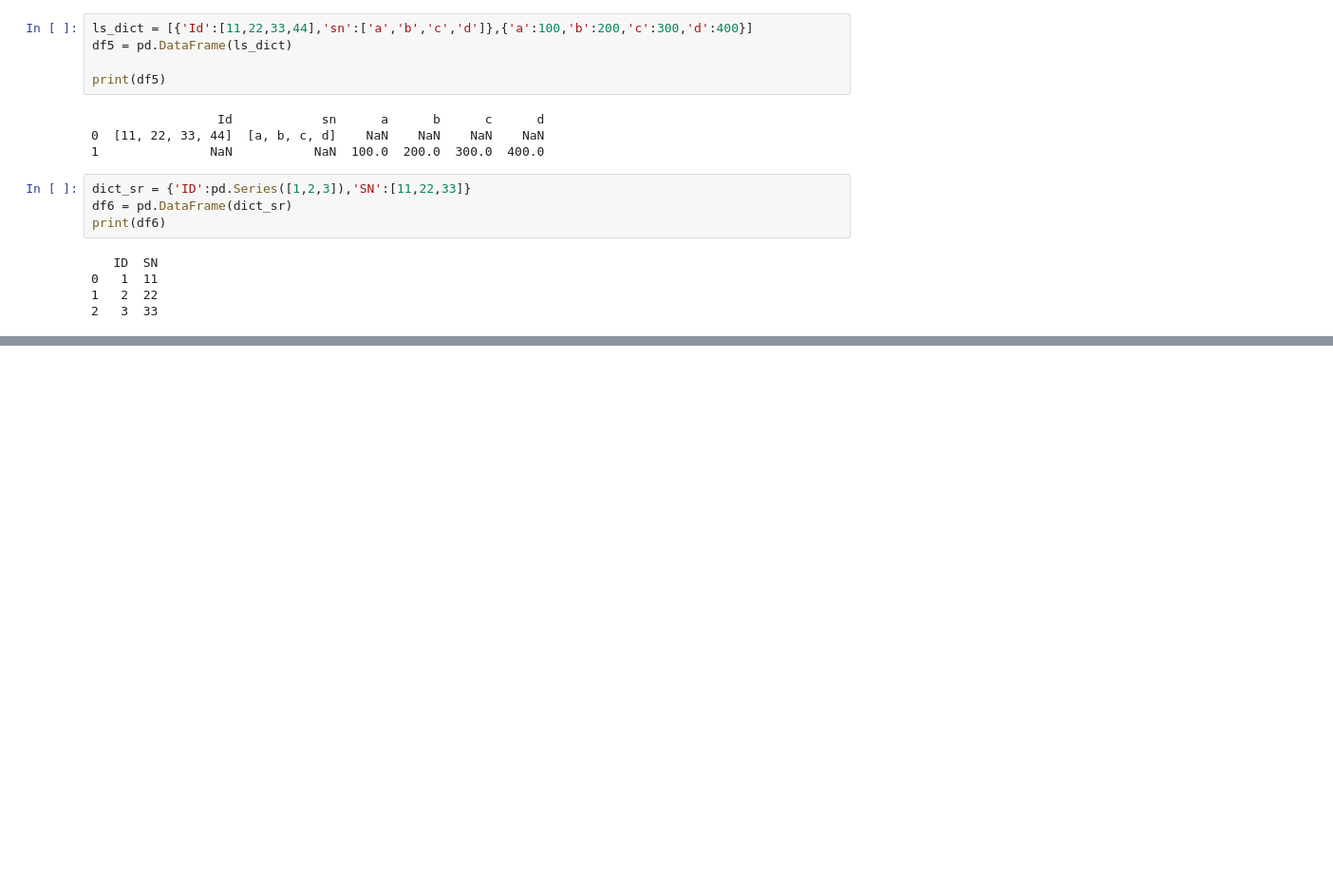
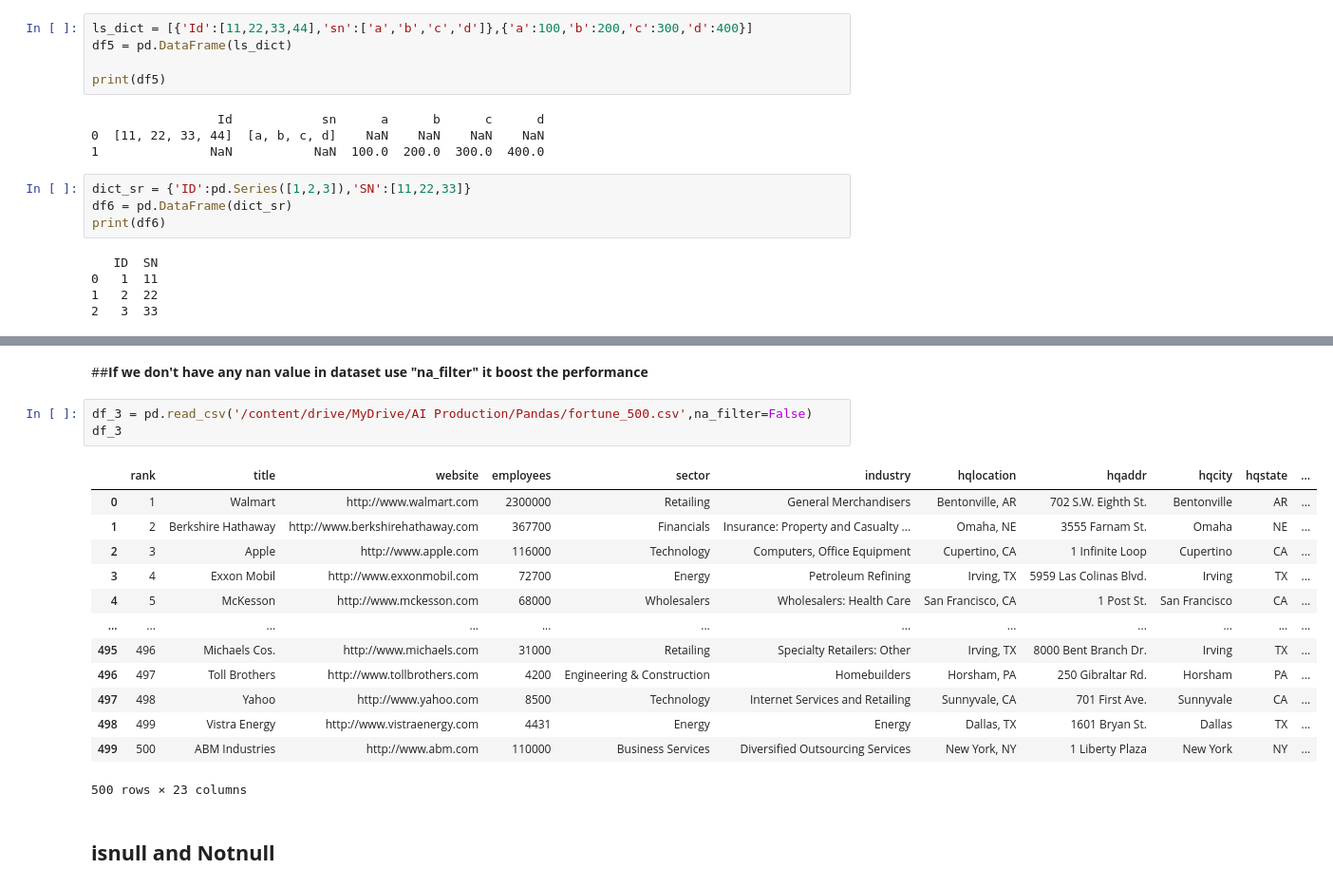
Before and after one commit to AkashSalmuthe/Python-Noteboks, a Jupyter notebook: Pandas_Basics.ipynb, the cells around one changed output, grey strips where cells are left out. Shown: that part at 95% size. Cells and saved outputs as stored; diff of their text form; blank space fills up the shorter version.

```diff
--- a/Pandas_Basics.ipynb
+++ b/Pandas_Basics.ipynb
@@ -232,0 +610,21 @@ print(df6)
+# %% [markdown]
+##**If we don't have any nan value in dataset use "na_filter" it boost the performance**
+# %%
+df_3 = pd.read_csv('/content/drive/MyDrive/AI Production/Pandas/fortune_500.csv',na_filter=False)
+df_3
+# %% [output]
+|  | rank | title | website | employees | sector | industry | hqlocation | hqaddr | hqcity | hqstate | ... |
+| 0 | 1 | Walmart | http://www.walmart.com | 2300000 | Retailing | General Merchandisers | Bentonville, AR | 702 S.W. Eighth St. | Bentonville | AR | ... |
+| 1 | 2 | Berkshire Hathaway | http://www.berkshirehathaway.com | 367700 | Financials | Insurance: Property and Casualty ... | Omaha, NE | 3555 Farnam St. | Omaha | NE | ... |
+| 2 | 3 | Apple | http://www.apple.com | 116000 | Technology | Computers, Office Equipment | Cupertino, CA | 1 Infinite Loop | Cupertino | CA | ... |
+| 3 | 4 | Exxon Mobil | http://www.exxonmobil.com | 72700 | Energy | Petroleum Refining | Irving, TX | 5959 Las Colinas Blvd. | Irving | TX | ... |
+| 4 | 5 | McKesson | http://www.mckesson.com | 68000 | Wholesalers | Wholesalers: Health Care | San Francisco, CA | 1 Post St. | San Francisco | CA | ... |
+| ... | ... | ... | ... | ... | ... | ... | ... | ... | ... | ... | ... |
+| 495 | 496 | Michaels Cos. | http://www.michaels.com | 31000 | Retailing | Specialty Retailers: Other | Irving, TX | 8000 Bent Branch Dr. | Irving | TX | ... |
+| 496 | 497 | Toll Brothers | http://www.tollbrothers.com | 4200 | Engineering & Construction | Homebuilders | Horsham, PA | 250 Gibraltar Rd. | Horsham | PA | ... |
+| 497 | 498 | Yahoo | http://www.yahoo.com | 8500 | Technology | Internet Services and Retailing | Sunnyvale, CA | 701 First Ave. | Sunnyvale | CA | ... |
+| 498 | 499 | Vistra Energy | http://www.vistraenergy.com | 4431 | Energy | Energy | Dallas, TX | 1601 Bryan St. | Dallas | TX | ... |
+| 499 | 500 | ABM Industries | http://www.abm.com | 110000 | Business Services | Diversified Outsourcing Services | New York, NY | 1 Liberty Plaza | New York | NY | ... |
+500 rows × 23 columns
+# %% [markdown]
+## **isnull and Notnull**
```
Also changed, not shown: parts of 71 cells of this notebook.
